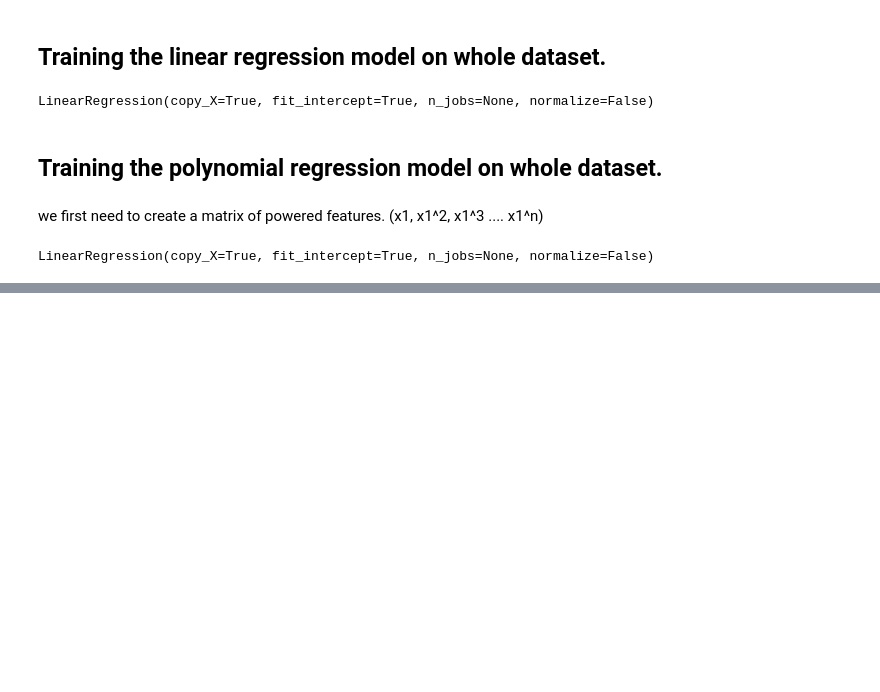
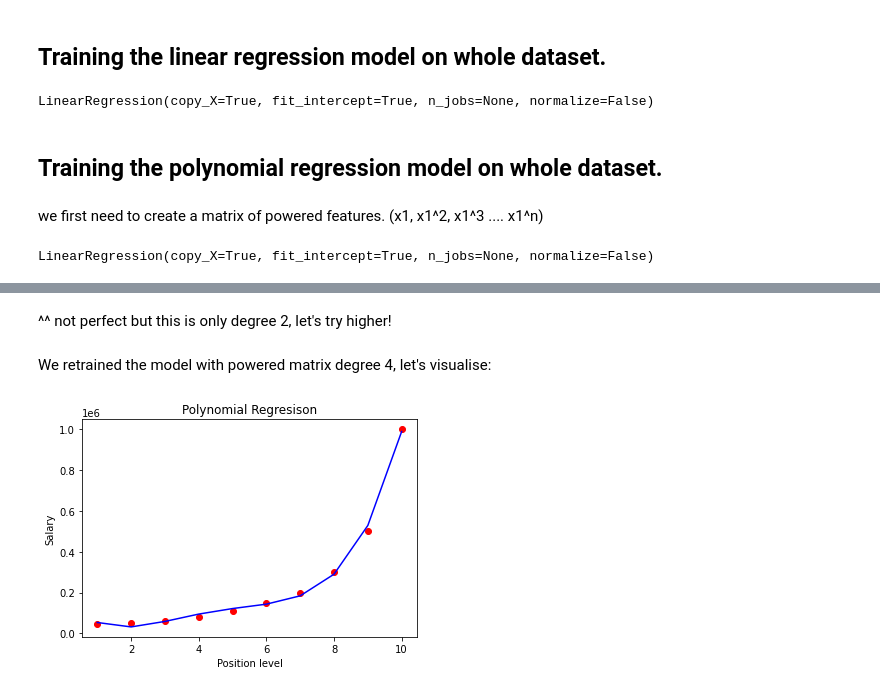
Before and after one commit to satenderlamba/Machine-Learning-A-Z, a Jupyter notebook: 2. Regression/3. Polynomial Regression/Polynomial Regression.ipynb, the cells around one changed output, grey strips where cells are left out. Saved outputs shown, nothing was run; the diff lists cells and outputs as text; code cells hidden in the pictures; blank space fills up the shorter version.

```diff
--- a/2. Regression/3. Polynomial Regression/Polynomial Regression.ipynb
+++ b/2. Regression/3. Polynomial Regression/Polynomial Regression.ipynb
@@ -32,0 +57,13 @@ LinearRegression(copy_X=True, fit_intercept=True, n_jobs=None, normalize=False)
+# %% [markdown]
+^^ not perfect but this is only degree 2, let's try higher!
+# %% [markdown]
+We retrained the model with powered matrix degree 4, let's visualise:
+# %%
+plt.scatter(X, y, color = 'red')
+plt.plot(X, lin_reg2.predict(X_poly), color = 'blue')
+plt.title('Polynomial Regresison')
+plt.xlabel('Position level')
+plt.ylabel('Salary')
+plt.show()
+# %% [output]
+[figure, added]
```
Also changed, not shown: parts of 10 cells of this notebook.
